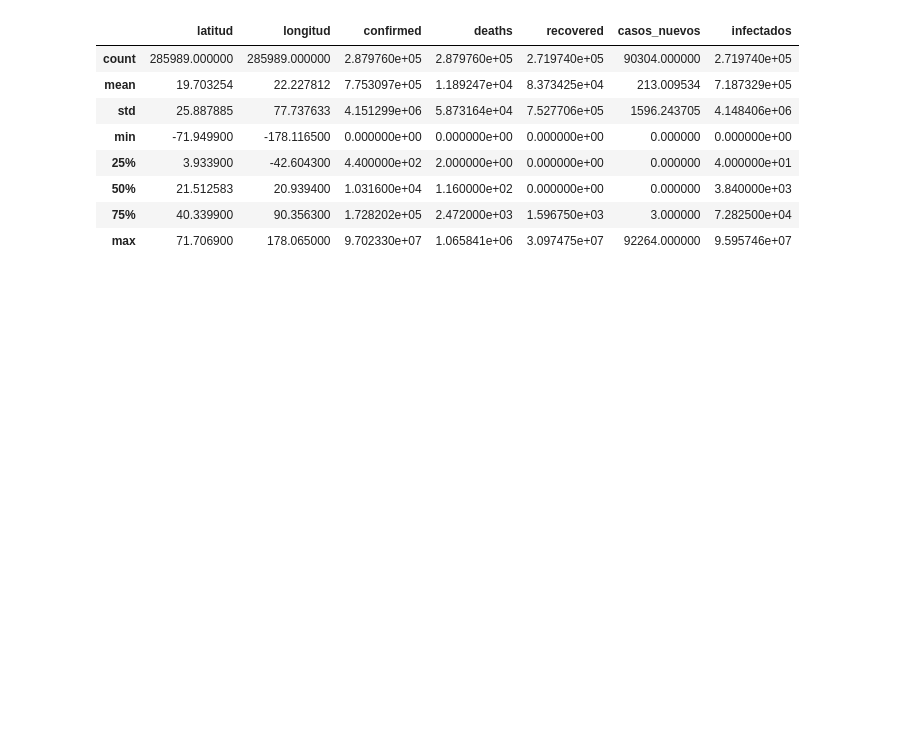
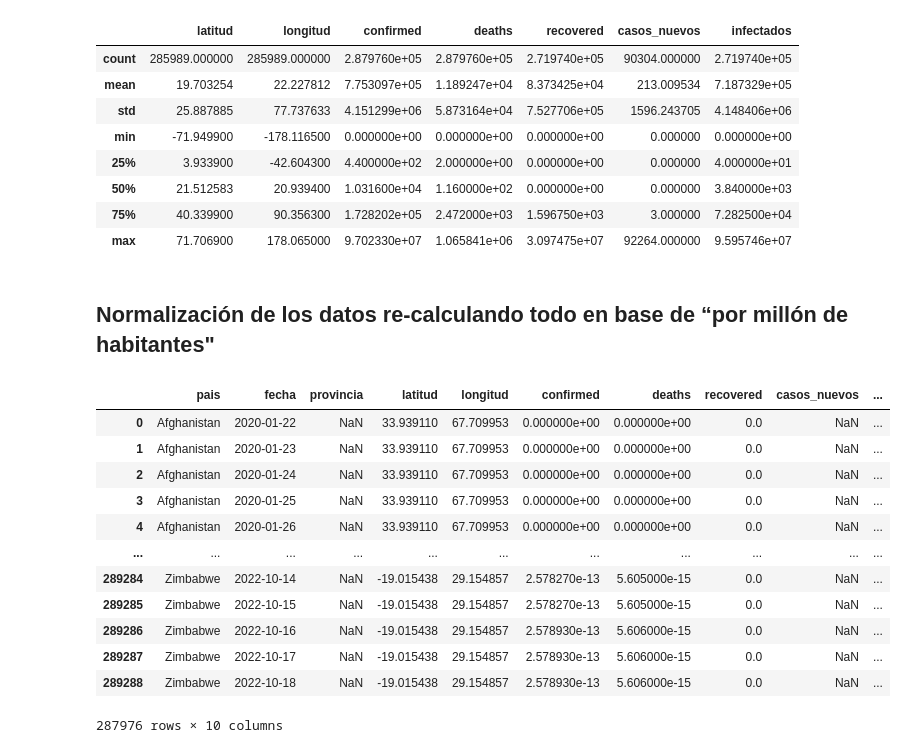
Before and after one commit to raulangelj/DS-Lab8, a Jupyter notebook: Laboratorio8.ipynb, the cells around one changed output. Drawn from its saved outputs; the diff is of its cells as text; code cells hidden in the pictures; blank space fills up the shorter version.

```diff
--- a/Laboratorio8.ipynb
+++ b/Laboratorio8.ipynb
@@ -282,3 +282,28 @@ df_covid.describe()
 | 50% | 21.512583 | 20.939400 | 1.031600e+04 | 1.160000e+02 | 0.000000e+00 | 0.000000 | 3.840000e+03 |
 | 75% | 40.339900 | 90.356300 | 1.728202e+05 | 2.472000e+03 | 1.596750e+03 | 3.000000 | 7.282500e+04 |
 | max | 71.706900 | 178.065000 | 9.702330e+07 | 1.065841e+06 | 3.097475e+07 | 92264.000000 | 9.595746e+07 |
+# %% [markdown]
+## Normalización de los datos re-calculando todo en base de “por millón de habitantes"
+# %%
+# para normalizarlo dividimos las columnas de confirmed, deaths, recovered, casos_nuevos e infectados dentro de 1 millon
+base_normalizadora = 1000000
+df_covid['confirmed'] = df_covid['confirmed'] / base_normalizadora
+df_covid['deaths'] = df_covid['deaths'] / base_normalizadora
+df_covid['recovered'] = df_covid['recovered'] / base_normalizadora
+df_covid['casos_nuevos'] = df_covid['casos_nuevos'] / base_normalizadora
+df_covid['infectados'] = df_covid['infectados'] / base_normalizadora
+df_covid
+# %% [output]
+|  | pais | fecha | provincia | latitud | longitud | confirmed | deaths | recovered | casos_nuevos | ... |
+| 0 | Afghanistan | 2020-01-22 | NaN | 33.939110 | 67.709953 | 0.000000e+00 | 0.000000e+00 | 0.0 | NaN | ... |
+| 1 | Afghanistan | 2020-01-23 | NaN | 33.939110 | 67.709953 | 0.000000e+00 | 0.000000e+00 | 0.0 | NaN | ... |
+| 2 | Afghanistan | 2020-01-24 | NaN | 33.939110 | 67.709953 | 0.000000e+00 | 0.000000e+00 | 0.0 | NaN | ... |
+| 3 | Afghanistan | 2020-01-25 | NaN | 33.939110 | 67.709953 | 0.000000e+00 | 0.000000e+00 | 0.0 | NaN | ... |
+| 4 | Afghanistan | 2020-01-26 | NaN | 33.939110 | 67.709953 | 0.000000e+00 | 0.000000e+00 | 0.0 | NaN | ... |
+| ... | ... | ... | ... | ... | ... | ... | ... | ... | ... | ... |
+| 289284 | Zimbabwe | 2022-10-14 | NaN | -19.015438 | 29.154857 | 2.578270e-13 | 5.605000e-15 | 0.0 | NaN | ... |
+| 289285 | Zimbabwe | 2022-10-15 | NaN | -19.015438 | 29.154857 | 2.578270e-13 | 5.605000e-15 | 0.0 | NaN | ... |
+| 289286 | Zimbabwe | 2022-10-16 | NaN | -19.015438 | 29.154857 | 2.578930e-13 | 5.606000e-15 | 0.0 | NaN | ... |
+| 289287 | Zimbabwe | 2022-10-17 | NaN | -19.015438 | 29.154857 | 2.578930e-13 | 5.606000e-15 | 0.0 | NaN | ... |
+| 289288 | Zimbabwe | 2022-10-18 | NaN | -19.015438 | 29.154857 | 2.578930e-13 | 5.606000e-15 | 0.0 | NaN | ... |
+287976 rows × 10 columns
```
